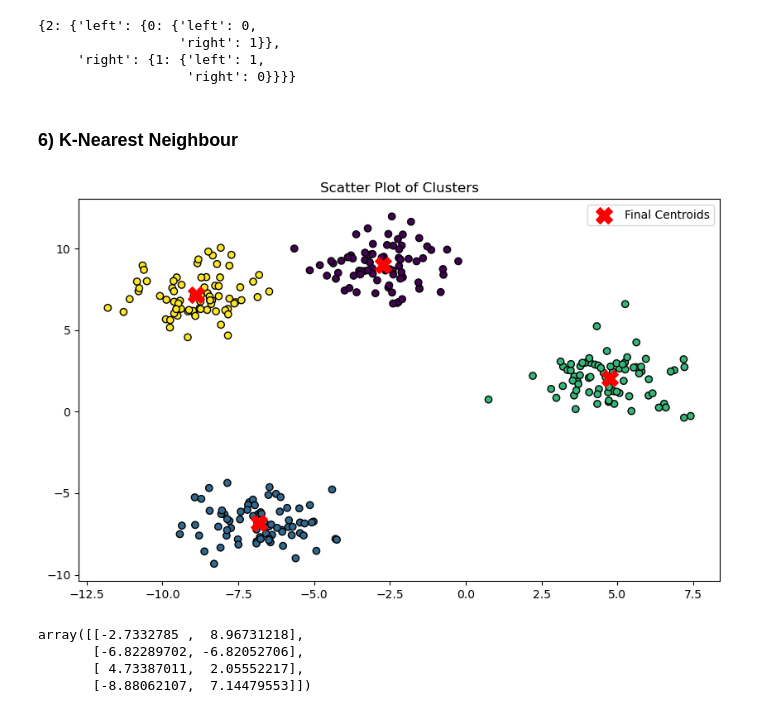
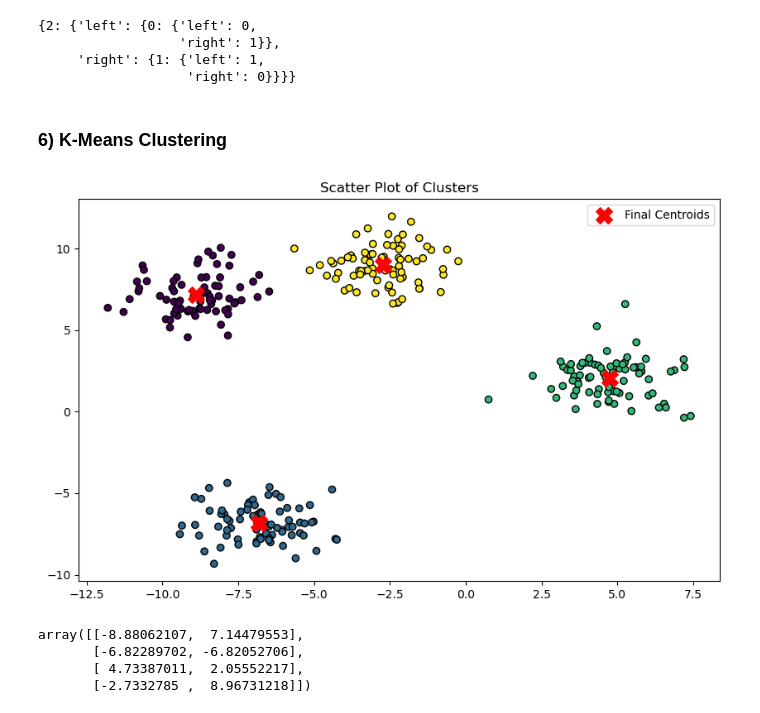
Before and after one commit to MaksudMalik/ML-lib-from-scratch, a Jupyter notebook: playground.ipynb, the cells around one changed output. Saved outputs shown, nothing was run; the diff lists cells and outputs as text; code cells hidden in the pictures.

Commit message:
added kmeans

```diff
--- a/playground.ipynb
+++ b/playground.ipynb
@@ -370,25 +370,25 @@ pprint(tree,width=1)
 del df,x,y,features,classifier
 gc.collect();
 # %% [markdown]
- ### 6) K-Nearest Neighbour
+ ### 6) K-Means Clustering
 # %%
-from my_lib.KNearestNeighbour import KNN
-clusterer=KNN()
+from my_lib.K_Means_Clustering import Kmeans
+clusterer=Kmeans()
 # %%
-df=pd.read_csv('knn_test_dataset_4_clusters.csv')
+df=pd.read_csv('kmeans_test_dataset_4_clusters.csv')
 X=df.drop('Cluster',axis=1).to_numpy()
 # %%
 max_iters, k = 20, 4
-clusterer.fit_knn(X,k,max_iters,plot=True)
+clusterer.fit_kmeans(X,k,max_iters,plot=True)
 # %% [output]
-[figure, old version]
+[figure, new version]
 # %%
 clusterer.centroids
 # %% [output]
-array([[-2.7332785 ,  8.96731218],
+array([[-8.88062107,  7.14479553],
        [-6.82289702, -6.82052706],
        [ 4.73387011,  2.05552217],
-       [-8.88062107,  7.14479553]])
+       [-2.7332785 ,  8.96731218]])
 # %%
 del df,X,k,max_iters,clusterer
 gc.collect();
```
Also changed, not shown: parts of 4 cells of this notebook, 3 other files.
